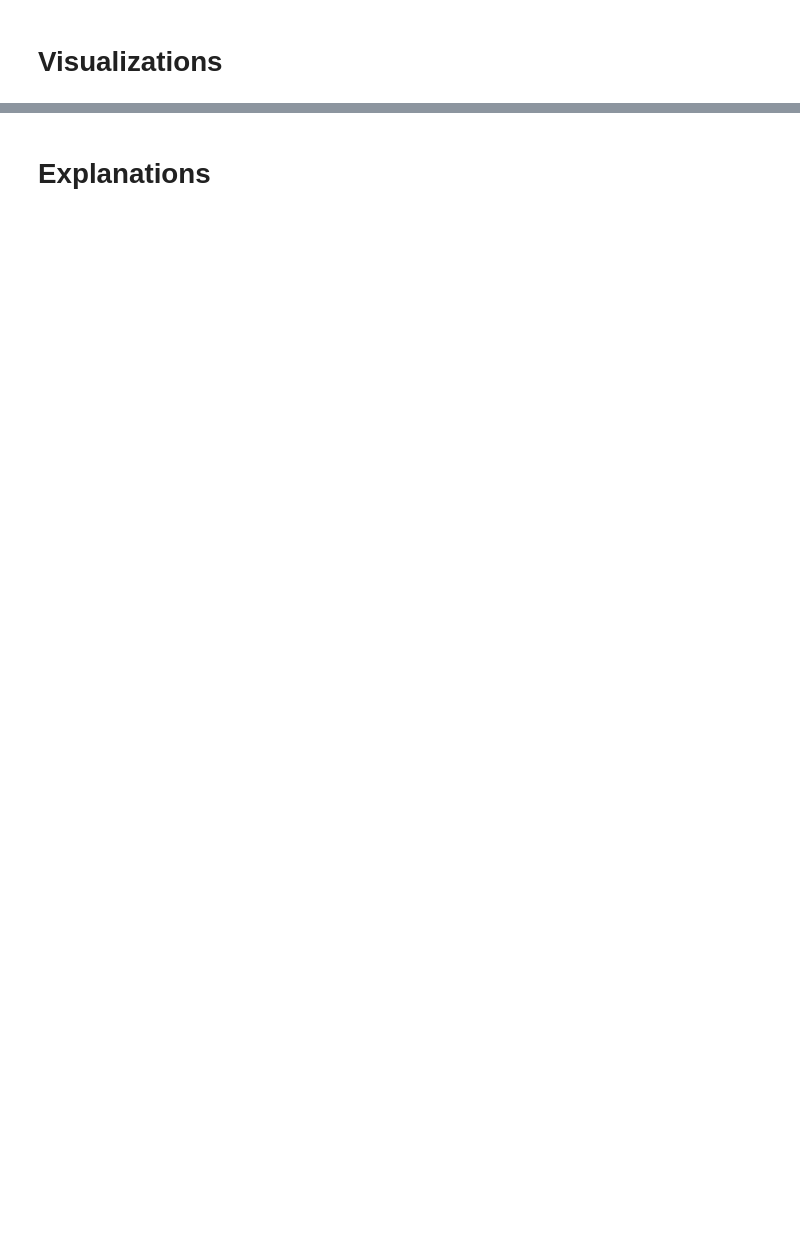
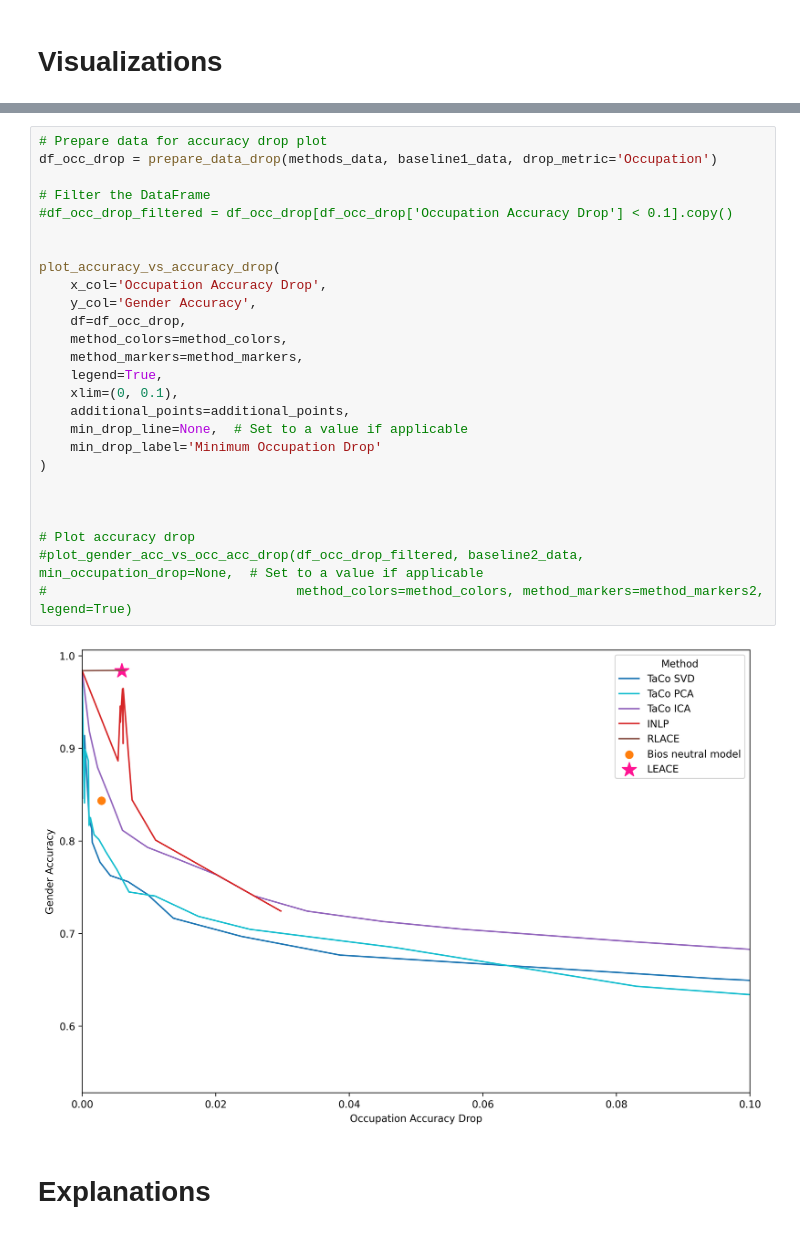
Before and after one commit to fanny-jourdan/TaCo, a Jupyter notebook: visualizations.ipynb, the cells around one changed output, grey strips where cells are left out. Saved outputs shown, nothing was run; the diff lists cells and outputs as text; blank space fills up the shorter version.

```diff
--- a/visualizations.ipynb
+++ b/visualizations.ipynb
@@ -320,3 +213,31 @@ plt.show()
+# %%
+# Prepare data for accuracy drop plot
+df_occ_drop = prepare_data_drop(methods_data, baseline1_data, drop_metric='Occupation')
+
+# Filter the DataFrame
+#df_occ_drop_filtered = df_occ_drop[df_occ_drop['Occupation Accuracy Drop'] < 0.1].copy()
+
+
+plot_accuracy_vs_accuracy_drop(
+    x_col='Occupation Accuracy Drop',
+    y_col='Gender Accuracy',
+    df=df_occ_drop,
+    method_colors=method_colors,
+    method_markers=method_markers,
+    legend=True,
+    xlim=(0, 0.1),
+    additional_points=additional_points,
+    min_drop_line=None,  # Set to a value if applicable
+    min_drop_label='Minimum Occupation Drop'
+)
+
+
+
+# Plot accuracy drop
+#plot_gender_acc_vs_occ_acc_drop(df_occ_drop_filtered, baseline2_data, min_occupation_drop=None,  # Set to a value if applicable
+#                                method_colors=method_colors, method_markers=method_markers2, legend=True)
+# %% [output]
+[figure, added]
 # %% [markdown]
 # Explanations
 # %%
```
Also changed, not shown: parts of 20 cells of this notebook, 11 other files.
